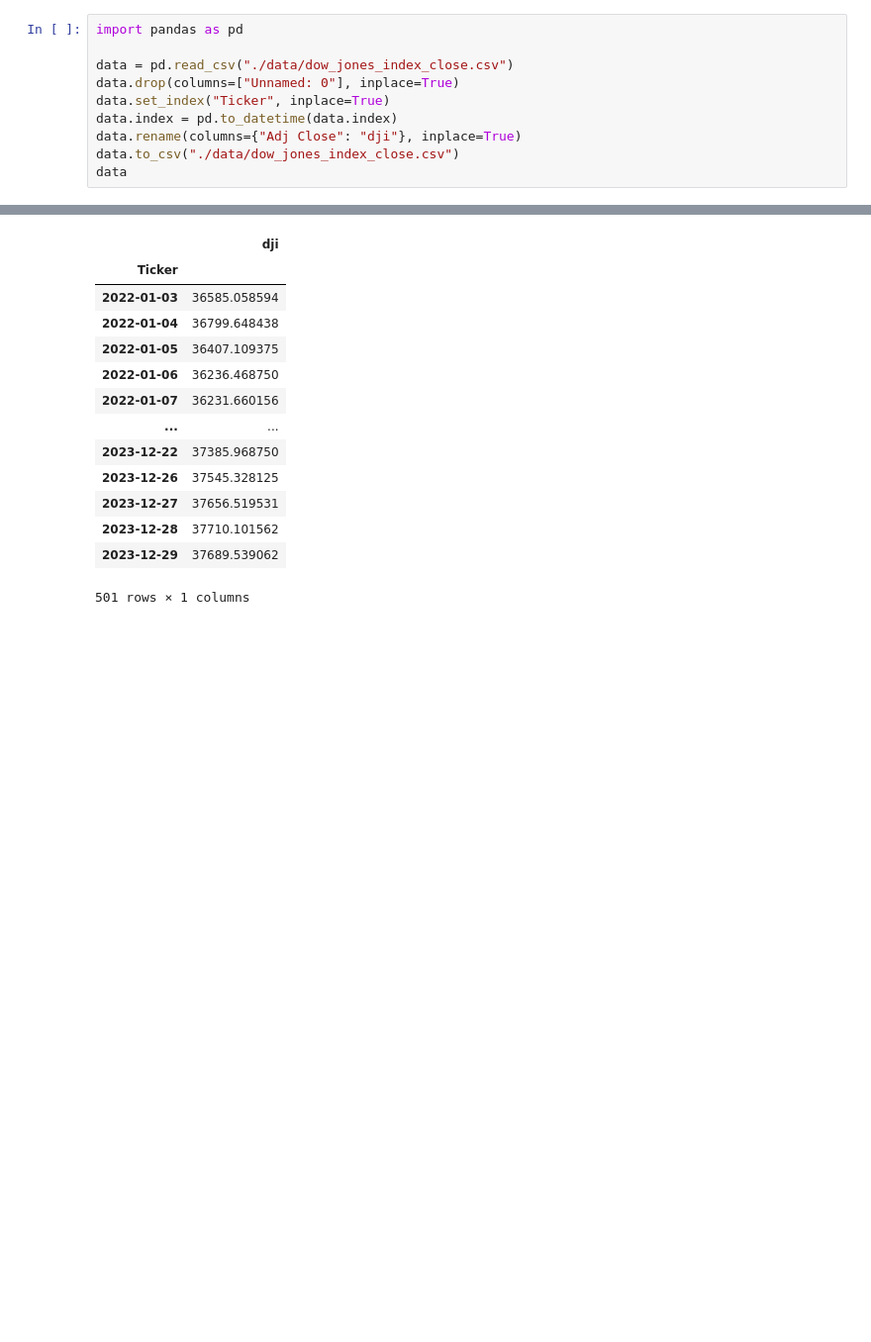
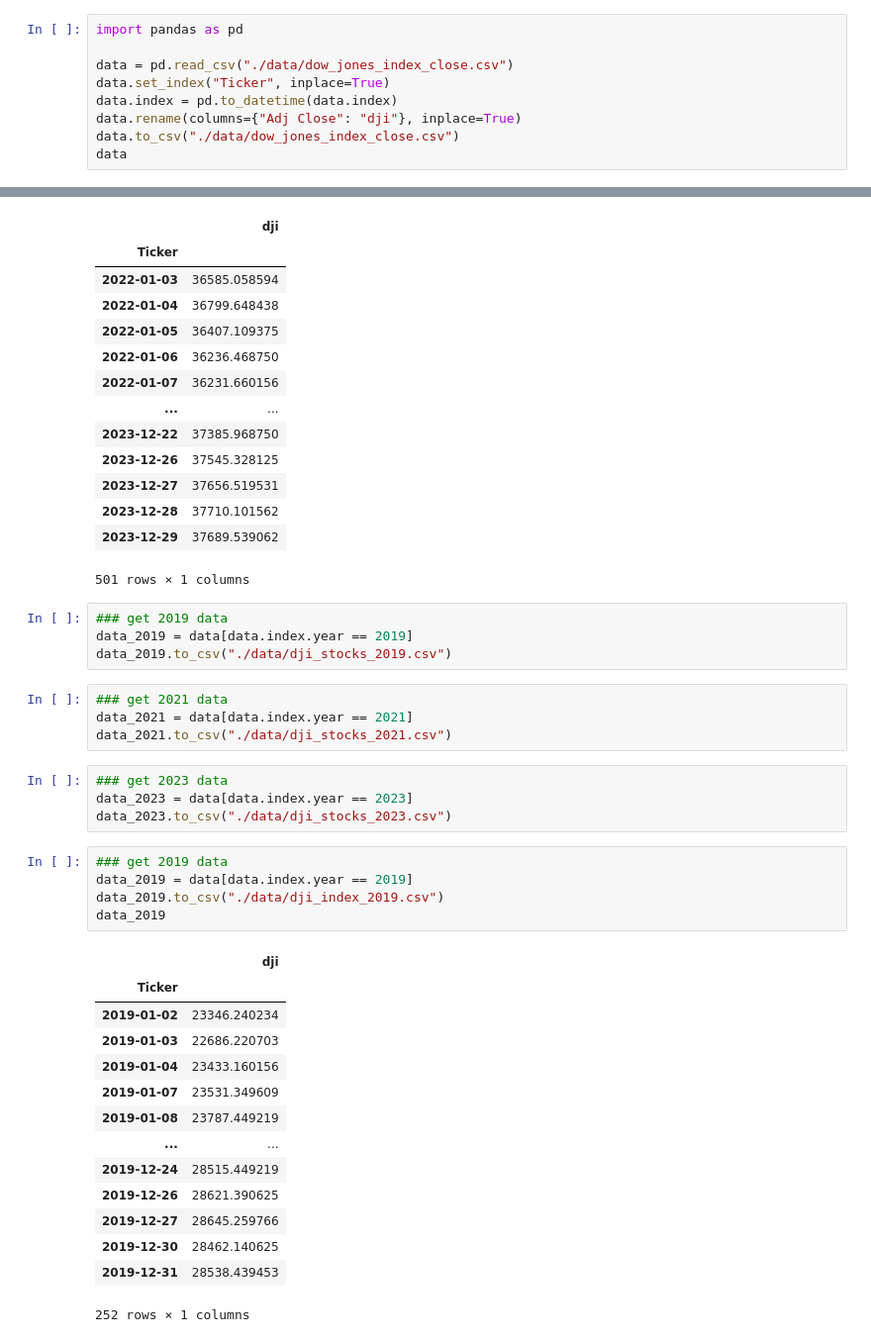
Before and after one commit to PaulaPerazzo/Deep-Gym-Trading, a Jupyter notebook: djones.ipynb, the cells around one changed output, grey strips where cells are left out. Shown: that part at 99% size. Saved outputs shown, nothing was run; the diff lists cells and outputs as text; blank space fills up the shorter version.

```diff
--- a/djones.ipynb
+++ b/djones.ipynb
@@ -602,7 +602,6 @@ post_pandemic_data
 import pandas as pd
 
 data = pd.read_csv("./data/dow_jones_index_close.csv")
-data.drop(columns=["Unnamed: 0"], inplace=True)
 data.set_index("Ticker", inplace=True)
 data.index = pd.to_datetime(data.index)
 data.rename(columns={"Adj Close": "dji"}, inplace=True)
@@ -683,3 +682,35 @@ post_pandemic_data
 | 2023-12-28 | 37710.101562 |
 | 2023-12-29 | 37689.539062 |
 501 rows × 1 columns
+# %%
+### get 2019 data
+data_2019 = data[data.index.year == 2019]
+data_2019.to_csv("./data/dji_stocks_2019.csv")
+# %%
+### get 2021 data
+data_2021 = data[data.index.year == 2021]
+data_2021.to_csv("./data/dji_stocks_2021.csv")
+# %%
+### get 2023 data
+data_2023 = data[data.index.year == 2023]
+data_2023.to_csv("./data/dji_stocks_2023.csv")
+# %%
+### get 2019 data
+data_2019 = data[data.index.year == 2019]
+data_2019.to_csv("./data/dji_index_2019.csv")
+data_2019
+# %% [output]
+|  | dji |
+| Ticker |  |
+| 2019-01-02 | 23346.240234 |
+| 2019-01-03 | 22686.220703 |
+| 2019-01-04 | 23433.160156 |
+| 2019-01-07 | 23531.349609 |
+| 2019-01-08 | 23787.449219 |
+| ... | ... |
+| 2019-12-24 | 28515.449219 |
+| 2019-12-26 | 28621.390625 |
+| 2019-12-27 | 28645.259766 |
+| 2019-12-30 | 28462.140625 |
+| 2019-12-31 | 28538.439453 |
+252 rows × 1 columns
```
Also changed, not shown: parts of 4 cells of this notebook, 31 other files.
